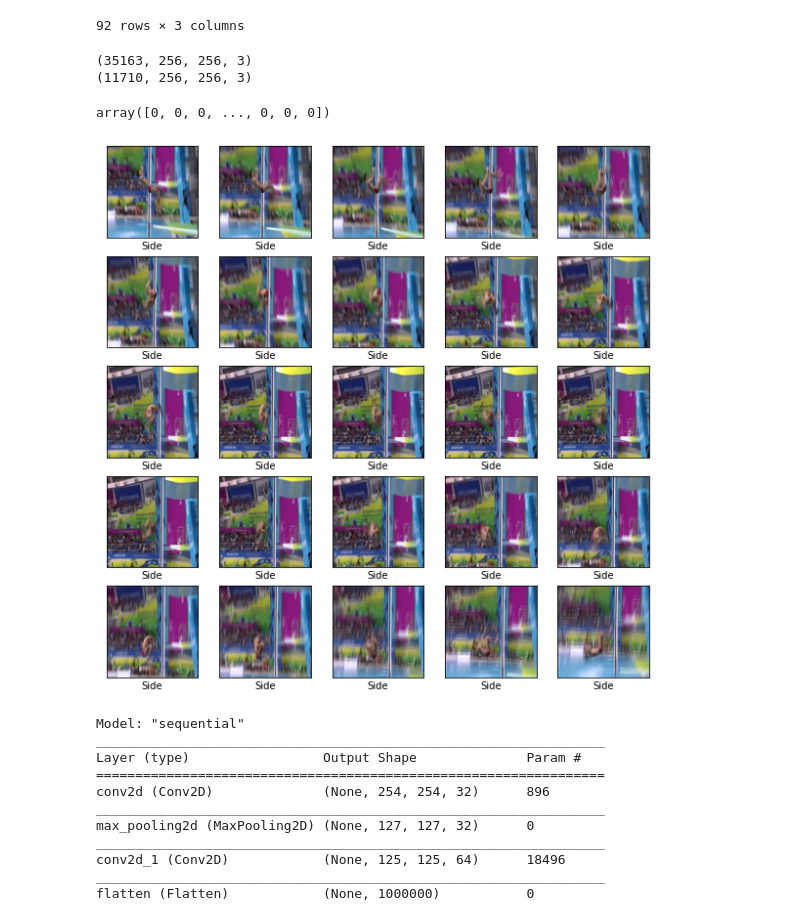
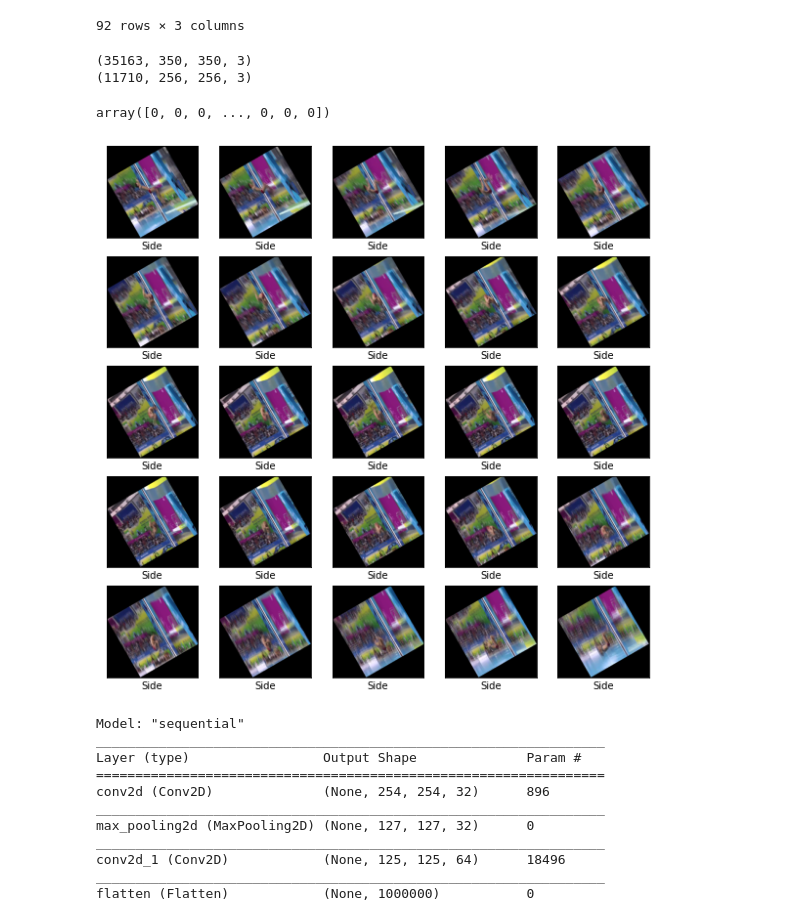
Before and after one commit to proohit/deep-learning-team6, a Jupyter notebook: 2a/preprocessing.ipynb, the cells around one changed output. Drawn from its saved outputs; the diff is of its cells as text; code cells hidden in the pictures.

```diff
--- a/2a/preprocessing.ipynb
+++ b/2a/preprocessing.ipynb
@@ -56,15 +56,17 @@ def encode_position(label):
 import cv2
 import numpy as np
 class_names = ['Side', 'Front', 'Upwards', 'Downwards']
+from scipy.ndimage import rotate
 
-def get_augmented_frames(frame, label):
-    new_frames = []
+def get_augmented_frames(frame):
+    rotated_frame = rotate(frame, 30)
     # rotieren
     # farben anpassen
     # skalieren
     # flip
+    # zoom
     # ...
-    return new_frames
+    return [rotated_frame]
 
 def preprocess_frame(frame):
     frame = cv2.cvtColor(frame, cv2.COLOR_BGR2RGB)
@@ -98,7 +100,6 @@ def get_frames_labels(data):
 
         cap.release()
         cv2.destroyAllWindows()
-        # Remove this break when accessing all video files
     return (frames, labels, augmented_frames, augmented_labels)
 
 training_frames, training_labels, augmented_training_frames, augmented_training_labels = get_frames_labels(training)
@@ -106,32 +107,32 @@ test_frames, test_labels, augmented_test_frames, augmented_test_labels = get_fra
 # %%
 import tensorflow as tf
 import numpy as np
 import matplotlib.pyplot as plt
 
-train_images = np.array(training_frames)
-train_labels = np.array(training_labels)
+train_images = np.array(augmented_training_frames)
+train_labels = np.array(augmented_training_labels)
 test_images = np.array(test_frames)
 test_labels = np.array(test_labels)
 
 print(train_images.shape)
 print(test_images.shape)
 display(train_labels)
 plt.figure(figsize=(10,10))
 for i in range(25):
     plt.subplot(5,5,i+1)
     plt.xticks([])
     plt.yticks([])
     plt.grid(False)
     plt.imshow(train_images[i], cmap=plt.cm.binary)
     # The CIFAR labels happen to be arrays,
     # which is why you need the extra index
     plt.xlabel(class_names[train_labels[i]])
 plt.show()
 # %% [output]
-(35163, 256, 256, 3)
+(35163, 350, 350, 3)
 (11710, 256, 256, 3)
 array([0, 0, 0, ..., 0, 0, 0])
-[figure, old version]
+[figure, new version]
 # %%
 from tensorflow.keras import layers, models, regularizers
 model = models.Sequential()
```
